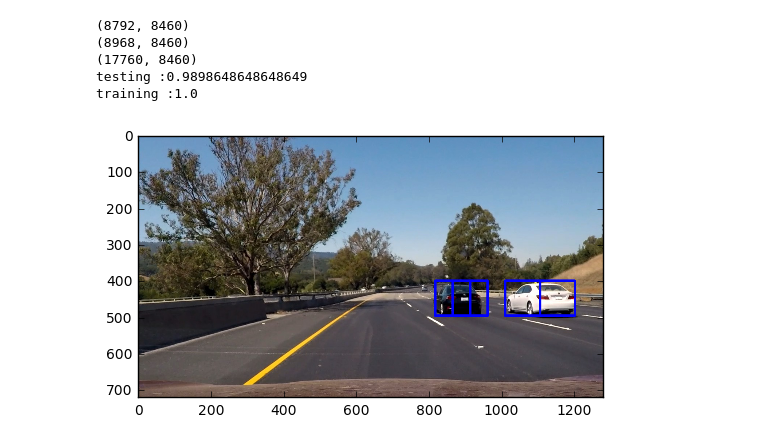
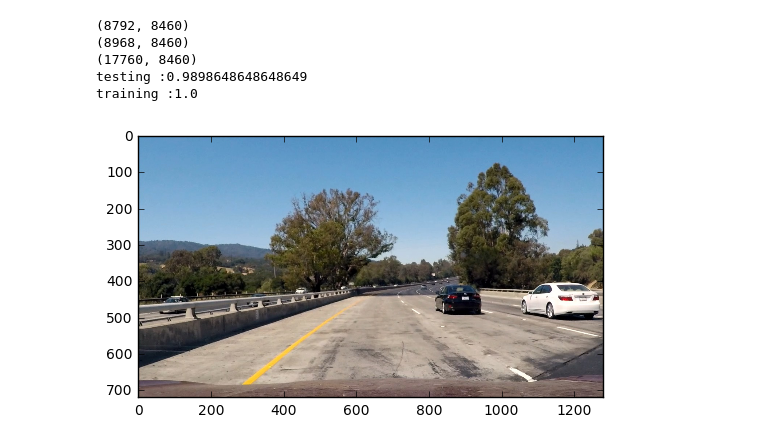
Before and after one commit to udacity/CarND-Vehicle-Detection, a Jupyter notebook: Vehicle_Detection.ipynb, the cells around one changed output. Drawn from its saved outputs; the diff is of its cells as text; code cells hidden in the pictures.

```diff
--- a/Vehicle_Detection.ipynb
+++ b/Vehicle_Detection.ipynb
@@ -126,26 +130,26 @@ print('training :{}'.format(svc.score(X_train, y_train)))
 testing :0.9898648648648649
 training :1.0
 # %%
-img_path = './test_images/test6.jpg'
+img_path = './test_images/test1.jpg'
 image = mpimg.imread(img_path)
 draw_image = np.copy(image)
 image = image.astype(np.float32)/255.0
 
-y_start_stop = [400,650]  # Min and max in y to search in slide_window()
+y_start_stop = [450,650]  # Min and max in y to search in slide_window()
 
 windows = vehicle.slide_window(image, x_start_stop=[None, None], y_start_stop=y_start_stop,
-                                xy_window=(96, 96), xy_overlap=(0.5, 0.5))
+                                xy_window=(96, 96), xy_overlap=(0.75, 0.75))
 
 hot_windows = vehicle.search_windows(image, windows, svc, scaler, color_space=color_space,
                              spatial_size=spatial_size, hist_bins=hist_bins,
                              orient=orient, pix_per_cell=pix_per_cell,
                              cell_per_block=cell_per_block,
                              hog_channel=hog_channel, spatial_feat=spatial_feat,
                              hist_feat=hist_feat, hog_feat=hog_feat)
 
 window_img = helper.draw_boxes(draw_image, hot_windows, color=(0, 0, 255), thick=6)
 
 plt.imshow(window_img)
 plt.show()
 # %% [output]
-[figure, old version]
+[figure, new version]
```
Also changed, not shown: parts of 6 cells of this notebook, 2 other files.
